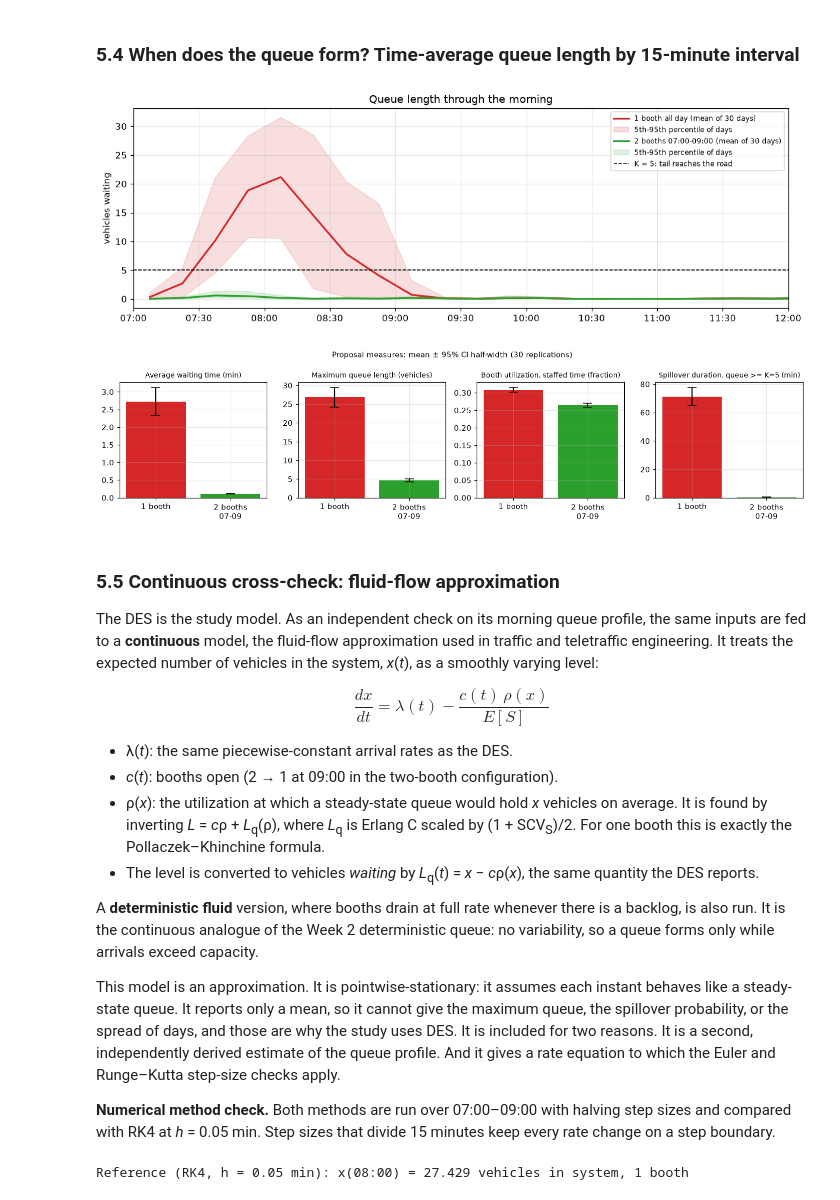
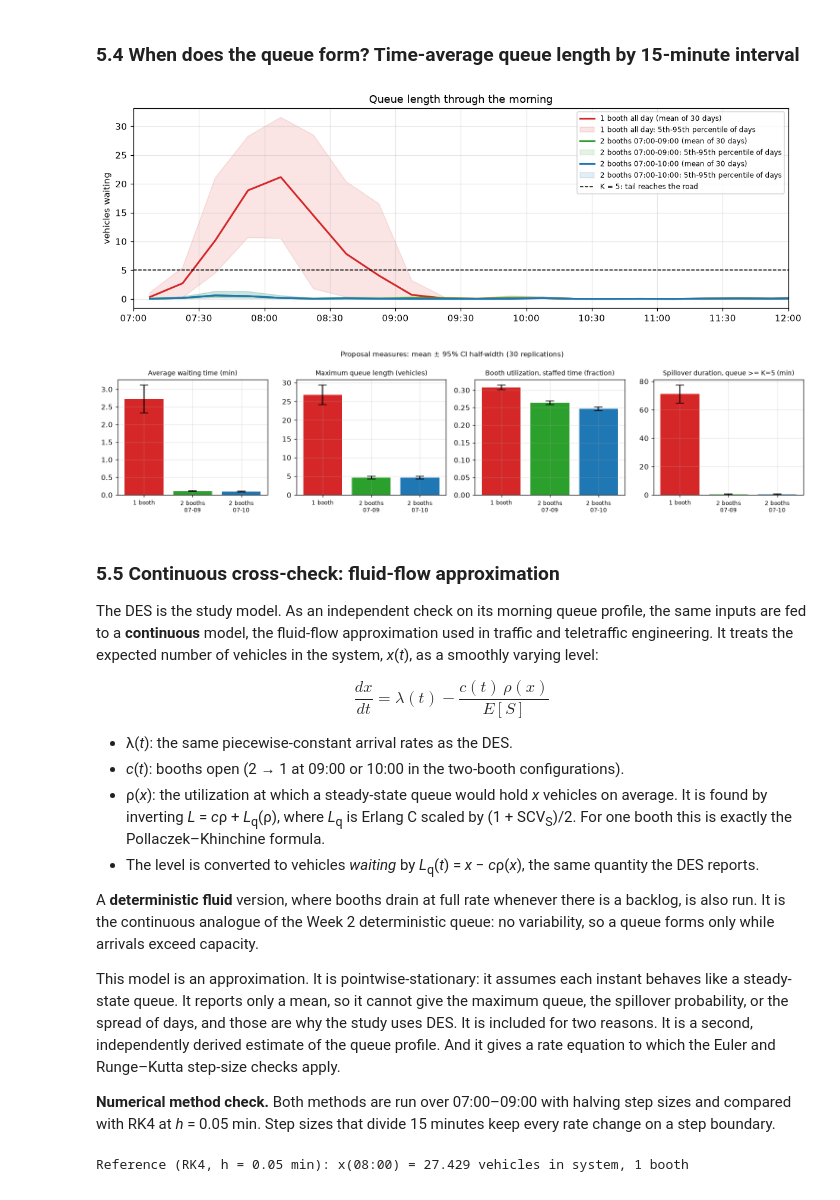
Before and after one commit to 10Plaiz/142-modelling, a Jupyter notebook: Group8_Parking_Booth_Simulation/Parking_Booth_Simulation.ipynb, the cells around one changed output. Drawn from its saved outputs; the diff is of its cells as text; code cells hidden in the pictures.

Commit message:
Add 2-booth 07:00–10:00 option and ±20% arrival-demand scenarios

```diff
--- a/Group8_Parking_Booth_Simulation/Parking_Booth_Simulation.ipynb
+++ b/Group8_Parking_Booth_Simulation/Parking_Booth_Simulation.ipynb
@@ -19,7 +19,9 @@ DATA, RESULTS, FIGS = Path("data"), Path("results"), Path("figures")
 RESULTS.mkdir(exist_ok=True); FIGS.mkdir(exist_ok=True)
 
 N_REPS = 30                         # proposal Part 6
-SEEDS = list(range(1, N_REPS + 1))  # one seed per replication, shared by both configurations (CRN)
+SEEDS = list(range(1, N_REPS + 1))  # one seed per replication, shared by every configuration (CRN)
+COLORS = dict(zip([c.name for c in ps.CONFIGS], ["tab:red", "tab:green", "tab:blue"]))
+SHORT = dict(zip([c.name for c in ps.CONFIGS], ["1 booth", "2 booths\n07-09", "2 booths\n07-10"]))
 pd.set_option("display.precision", 3)
 plt.rcParams.update({"figure.dpi": 110, "axes.grid": True, "grid.alpha": 0.3})
 
@@ -204,7 +210,7 @@ check("V1 hand trace: Wq and utilization", "Wq=0.75, util=10/13=0.769",
 r = ps.simulate_day(np.arange(0, 100, 1.0), np.full(100, 0.99), ps.ONE_BOOTH)
 check("V2 deterministic D/D/1 (Week 2): no wait", 0.0, float((r.start - r.arrival).max()), (r.start - r.arrival).max() == 0)
 
-# V3-V6 on the real experiment inputs, every replication, both configurations
+# V3-V8 on the real experiment inputs, every replication, every configuration
 exp_df, days = ps.run_experiment(SEEDS, rates, SERVICE, K, keep_days=True, extra_K=(max(K - 1, 1), K + 1))
 cons_ok = little_ok = sane_ok = close_ok = fifo_ok = crn_ok = True
 for (seed, cfg), d in days.items():
@@ -217,18 +223,20 @@ for (seed, cfg), d in days.items():
     area = np.sum((np.append(d.trace_t[1:], d.trace_t[-1]) - d.trace_t) * d.trace_q)
     little_ok &= np.isclose(area, wait.sum(), rtol=1e-9)               # Lq*T = sum of delays (Little)
     if d.config.extra_booths:
-        close_ok &= not np.any((d.booth == 2) & (d.start > ps.PEAK_END + 1e-9))
+        close_ok &= not np.any((d.booth == 2) & (d.start > d.config.extra_close + 1e-9))
 for seed in SEEDS:
-    a, b = days[(seed, ps.CONFIGS[0].name)], days[(seed, ps.CONFIGS[1].name)]
-    crn_ok &= np.array_equal(a.arrival, b.arrival) and np.allclose(a.finish - a.start, b.finish - b.start)
+    a = days[(seed, ps.CONFIGS[0].name)]
+    for cfg in ps.CONFIGS[1:]:
+        b = days[(seed, cfg.name)]
+        crn_ok &= np.array_equal(a.arrival, b.arrival) and np.allclose(a.finish - a.start, b.finish - b.start)
 util_ok = exp_df["utilization"].between(0, 1).all() and exp_df["peak_utilization"].between(0, 1).all()
 
-check("V3 conservation at 19:00: arrived = finished + waiting + in service (all 60 runs)", "equal", "equal" if cons_ok else "MISMATCH", cons_ok)
+check(f"V3 conservation at 19:00: arrived = finished + waiting + in service (all {len(days)} runs)", "equal", "equal" if cons_ok else "MISMATCH", cons_ok)
 check("V4 sanity: waits >= 0, queue >= 0, utilization in [0,1]", "true", sane_ok and util_ok, sane_ok and util_ok)
 check("V5 FIFO: service starts in arrival order", "true", fifo_ok, fifo_ok)
 check("V6 Little's law identity: queue-length area = sum of delays", "equal", little_ok, little_ok)
-check("V7 second booth starts no vehicle after 09:00", "0 starts", "0 starts" if close_ok else "violations", close_ok)
-check("V8 common random numbers: both configs see identical arrivals and processing times", "identical", crn_ok, crn_ok)
+check("V7 second booth starts no vehicle after its closing time (09:00 or 10:00)", "0 starts", "0 starts" if close_ok else "violations", close_ok)
+check("V8 common random numbers: all configs see identical arrivals and processing times", "identical", crn_ok, crn_ok)
 # %% [markdown]
 **Known-answer tests (steady-state, separate from the main study).** With constant-rate Poisson arrivals and exponential service, queueing theory gives the exact long-run delay: M/M/1 (Week 2) and M/M/2 via Erlang C. These runs are steady-state studies, so a 1,000-minute warm-up is discarded. They exercise the same `simulate_day` code, including the two-booth path.
 # %%
@@ -385,25 +411,26 @@ profile.to_csv(RESULTS / "queue_profile_by_interval.csv", index=False)
 
 fig, ax = plt.subplots(figsize=(11, 3.8))
 x = edges[:-1] + 7.5
-for (cfg, m), col in zip(prof.items(), ["tab:red", "tab:green"]):
+for cfg, m in prof.items():
+    col = COLORS[cfg]
     ax.plot(x, m.mean(0), color=col, lw=2, label=f"{cfg} (mean of {N_REPS} days)")
-    ax.fill_between(x, np.percentile(m, 5, 0), np.percentile(m, 95, 0), color=col, alpha=0.15, label="5th-95th percentile of days")
+    ax.fill_between(x, np.percentile(m, 5, 0), np.percentile(m, 95, 0), color=col, alpha=0.12, label=f"{cfg}: 5th-95th percentile of days")
 ax.axhline(K, color="k", ls="--", lw=1, label=f"K = {K}: tail reaches the road")
 ax.set_xlim(0, 300); ax.set_xticks(np.arange(0, 301, 30)); ax.set_xticklabels([ps.min_to_clock(t) for t in range(0, 301, 30)])
 ax.set_ylabel("vehicles waiting"); ax.set_title("Queue length through the morning"); ax.legend(fontsize=8)
 plt.tight_layout(); plt.savefig(FIGS / "queue_profile.png"); plt.show()
 # %% [output]
-[figure, old version]
+[figure, new version]
 # %%
 core = summary[summary.proposal_measure]
-fig, axes = plt.subplots(1, 4, figsize=(13, 3.3))
+fig, axes = plt.subplots(1, 4, figsize=(14, 3.4))
 for ax, (lab, g) in zip(axes, core.groupby("measure", sort=False)):
-    ax.bar(range(len(g)), g["mean"], yerr=g["half_width"], capsize=6, color=["tab:red", "tab:green"])
-    ax.set_xticks(range(len(g))); ax.set_xticklabels(["1 booth", "2 booths\n07-09"]); ax.set_title(lab, fontsize=9)
+    ax.bar(range(len(g)), g["mean"], yerr=g["half_width"], capsize=6, color=[COLORS[c] for c in g["configuration"]])
+    ax.set_xticks(range(len(g))); ax.set_xticklabels([SHORT[c] for c in g["configuration"]], fontsize=8); ax.set_title(lab, fontsize=9)
 plt.suptitle("Proposal measures: mean ± 95% CI half-width (30 replications)", fontsize=10)
 plt.tight_layout(); plt.savefig(FIGS / "measures_ci.png"); plt.show()
 # %% [output]
-[figure, old version]
+[figure, new version]
 # %% [markdown]
 ### 5.5 Continuous cross-check: fluid-flow approximation
 The DES is the study model. As an independent check on its morning queue profile, the same inputs are fed to a **continuous** model, the fluid-flow approximation used in traffic and teletraffic engineering. It treats the expected number of vehicles in the system, *x*(*t*), as a smoothly varying level:
@@ -411,7 +438,7 @@ The DES is the study model. As an independent check on its morning queue profile
 $$\frac{dx}{dt} = \lambda(t) - \frac{c(t)\,\rho(x)}{E[S]}$$
 
 - λ(*t*): the same piecewise-constant arrival rates as the DES.
-- *c*(*t*): booths open (2 → 1 at 09:00 in the two-booth configuration).
+- *c*(*t*): booths open (2 → 1 at 09:00 or 10:00 in the two-booth configurations).
 - ρ(*x*): the utilization at which a steady-state queue would hold *x* vehicles on average. It is found by inverting *L* = *c*ρ + *L*<sub>q</sub>(ρ), where *L*<sub>q</sub> is Erlang C scaled by (1 + SCV<sub>S</sub>)/2. For one booth this is exactly the Pollaczek–Khinchine formula.
 - The level is converted to vehicles *waiting* by *L*<sub>q</sub>(*t*) = *x* − *c*ρ(*x*), the same quantity the DES reports.
 
```
Also changed, not shown: parts of 24 cells of this notebook, 24 other files.
